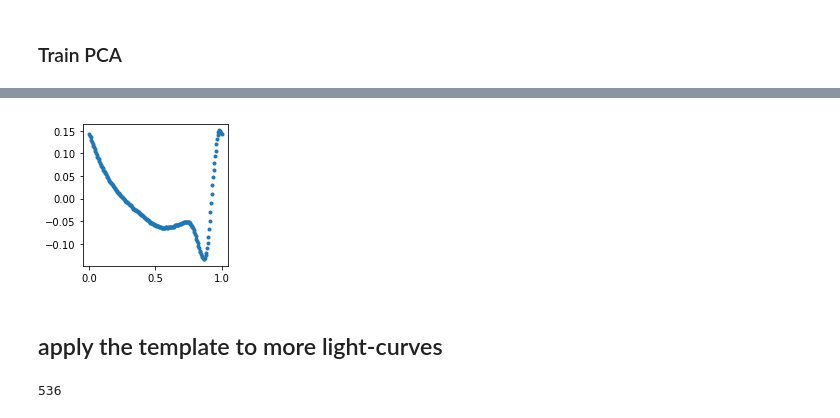
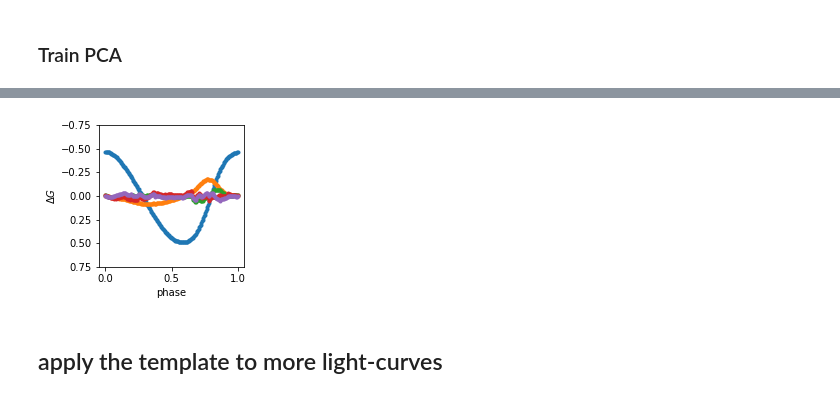
Before and after one commit to SihaoCheng/Gaia, a Jupyter notebook: 2.2 RR Lyrae light-curve analysis.ipynb, the cells around one changed output, grey strips where cells are left out. Cells and saved outputs as stored; diff of their text form; code cells hidden in the pictures.

```diff
--- a/2.2 RR Lyrae light-curve analysis.ipynb
+++ b/2.2 RR Lyrae light-curve analysis.ipynb
@@ -119,0 +187,2 @@ table_id_ordered.keys()
+# %%
+rr_type = 'c'
@@ -147,12 +229,31 @@ KeyboardInterrupt:
+# %%
+lightcurve_info_bp = lightcurve_info_bp_good
+lightcurve_info_rp = lightcurve_info_rp_good
+lightcurve_info_g = lightcurve_info_g_good
+# %%
+lightcurve_bp_rp = np.empty(len(table_id_ordered[selected_good]))
+table_id_ordered_selected = table_id_ordered[selected_good]
+for i in range(len(table_id_ordered_selected)):
+    lightcurve_bp_rp[i] = ( lightcurve_info_bp[i][2](np.linspace(0,1,200))-lightcurve_info_rp[i][2](np.linspace(0,1,200)) ).mean() #  [3]: bp_rp
 # %% [markdown]
 ### Train PCA
 # %%
 from sklearn.decomposition import PCA
 lightcurve_vectors = []
-n_components = 1
-for i in range(len(index_list)):
-    lightcurve_vectors.append( lightcurve_info[i][2](np.linspace(0,1,200)) )
+n_components = 4
+for i in range(len(table_id_ordered_selected)):
+    #lightcurve_vectors.append( lightcurve_info[i][1](np.linspace(0,1,200)) - 0*ext[selected][i]*2.1 ) # [1]: normalised;
+    #lightcurve_vectors.append( lightcurve_info[i][2](np.linspace(0,1,200)) - ext[selected][i]*2.1 ) #  [2]: original
+    lightcurve_vectors.append( lightcurve_info_g[i][1](np.linspace(0,1,200))-0*lightcurve_info_rp[i][2](np.linspace(0,1,200)) ) #  [3]: bp_rp
 X_pca = lightcurve_vectors.copy()
 pca = PCA(n_components=n_components)
 pca.fit(X_pca)
+
+print(pca.explained_variance_ratio_)
+print(pca.singular_values_)
+plt.plot(pca.explained_variance_ratio_,'.-')
+plt.xlabel('index of eigen-vector')
+plt.ylabel('explained_variance_ratio')
+plt.yscale('log')
+plt.show()
 # %% [output]
@@ -185,22 +277,17 @@ plt.show()
 # %%
 plt.figure(figsize=(12,12))
 plt.subplot(4,4,1)
-#plt.plot(np.linspace(0,1,200),pca.inverse_transform([1,0,0,0,0,0,0,0,0,0]),'.')
+plt.plot(np.linspace(0,1,200),pca.inverse_transform(np.zeros(n_components)),'.')
 for i in range(n_components):
     #plt.subplot(4,4,i+2)
     vector = np.zeros(n_components)
     vector[i] = 1 * (pca.explained_variance_[i])**0.5
     plt.plot(np.linspace(0,1,200),pca.inverse_transform(vector) - pca.inverse_transform(np.zeros(n_components)),'.')
+plt.xlabel('phase')
+plt.ylabel('$\Delta G$')
+plt.ylim(0.75,-0.75)
 plt.show()
 # %% [output]
-[figure, old version]
+[figure, new version]
 # %% [markdown]
 ## apply the template to more light-curves
-# %%
-selected = (table_id_ordered['best_classification']==b'RRab') * (table_id_ordered['int_average_g']<16) *\
-                (table_id_ordered['b']>35) * (table_id_ordered['pf']>0) * (table_id_ordered['peak_to_peak_g']>0) *\
-                (table_id_ordered['num_clean_epochs_g']>40) * (rrlyrae_index_new[:,1]-rrlyrae_index_new[:,0]>0)
-table_id_ordered_selected = table_id_ordered[selected]
-print(len(table_id_ordered_selected))
-# %% [output]
-536
```
Also changed, not shown: parts of 70 cells of this notebook, 2 other files.
